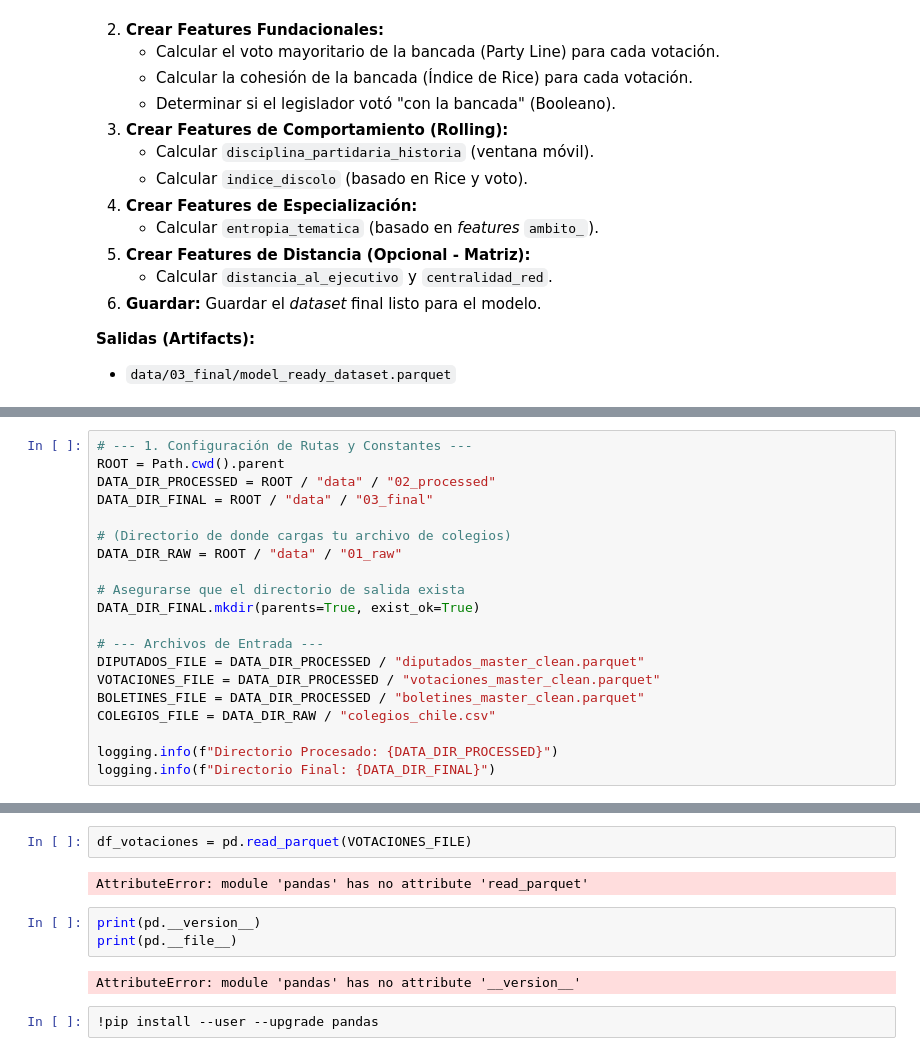
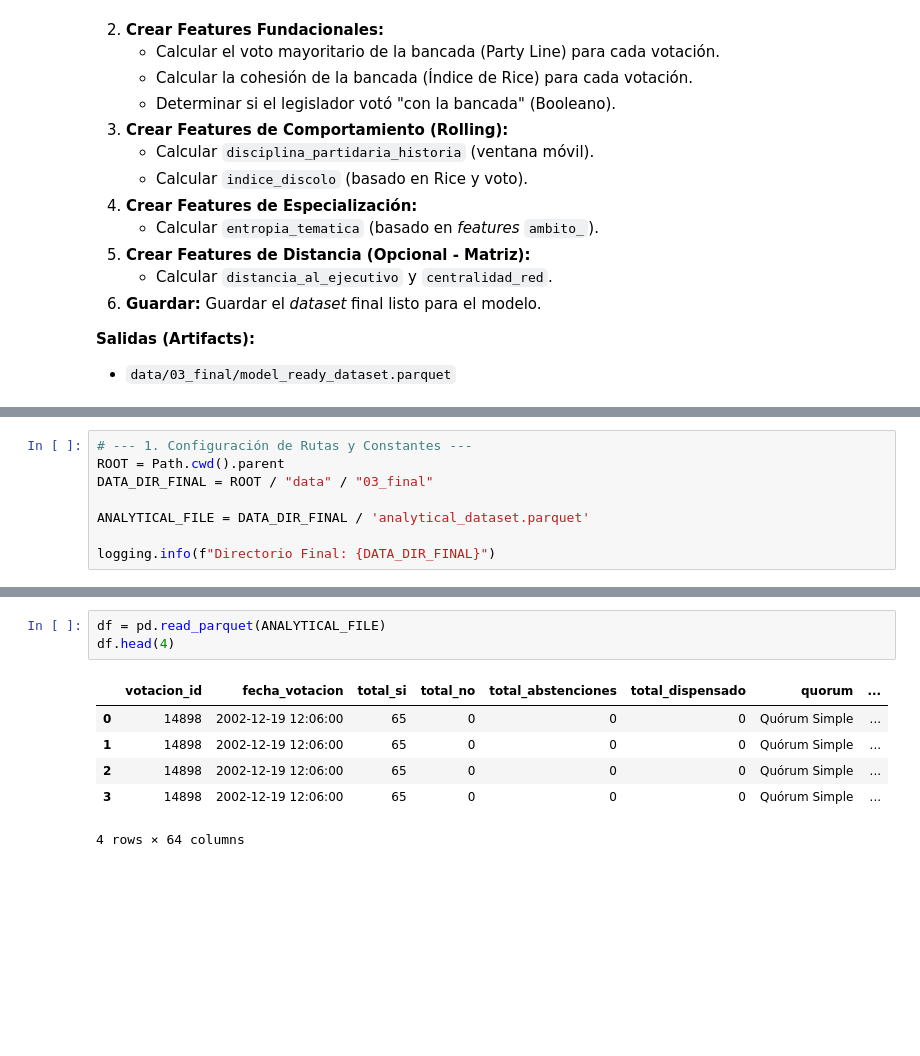
Before and after one commit to AngelBachler/Legislative-Voting-Behavior-Prediction-, a Jupyter notebook: notebooks/10_Model_Feature_Engineering.ipynb, the cells around one changed output, grey strips where cells are left out. Cells and saved outputs as stored; diff of their text form; blank space fills up the shorter version.

```diff
--- a/notebooks/10_Model_Feature_Engineering.ipynb
+++ b/notebooks/10_Model_Feature_Engineering.ipynb
@@ -45,21 +43,9 @@ ImportError: cannot import name 'MultiLabelBinarizer' from 'sklearn.preprocessin
 # %%
 # --- 1. Configuración de Rutas y Constantes ---
 ROOT = Path.cwd().parent
-DATA_DIR_PROCESSED = ROOT / "data" / "02_processed"
 DATA_DIR_FINAL = ROOT / "data" / "03_final"
 
-# (Directorio de donde cargas tu archivo de colegios)
-DATA_DIR_RAW = ROOT / "data" / "01_raw"
+ANALYTICAL_FILE = DATA_DIR_FINAL / 'analytical_dataset.parquet'
 
-# Asegurarse que el directorio de salida exista
-DATA_DIR_FINAL.mkdir(parents=True, exist_ok=True)
-
-# --- Archivos de Entrada ---
-DIPUTADOS_FILE = DATA_DIR_PROCESSED / "diputados_master_clean.parquet"
-VOTACIONES_FILE = DATA_DIR_PROCESSED / "votaciones_master_clean.parquet"
-BOLETINES_FILE = DATA_DIR_PROCESSED / "boletines_master_clean.parquet"
-COLEGIOS_FILE = DATA_DIR_RAW / "colegios_chile.csv"
-
-logging.info(f"Directorio Procesado: {DATA_DIR_PROCESSED}")
 logging.info(f"Directorio Final: {DATA_DIR_FINAL}")
 # %% [output]
@@ -68,11 +53,10 @@ logging.info(f"Directorio Final: {DATA_DIR_FINAL}")
 # %%
-df_votaciones = pd.read_parquet(VOTACIONES_FILE)
+df = pd.read_parquet(ANALYTICAL_FILE)
+df.head(4)
 # %% [output]
+|  | votacion_id | fecha_votacion | total_si | total_no | total_abstenciones | total_dispensado | quorum | ... |
+| 0 | 14898 | 2002-12-19 12:06:00 | 65 | 0 | 0 | 0 | Quórum Simple | ... |
+| 1 | 14898 | 2002-12-19 12:06:00 | 65 | 0 | 0 | 0 | Quórum Simple | ... |
+| 2 | 14898 | 2002-12-19 12:06:00 | 65 | 0 | 0 | 0 | Quórum Simple | ... |
+| 3 | 14898 | 2002-12-19 12:06:00 | 65 | 0 | 0 | 0 | Quórum Simple | ... |
-AttributeError: module 'pandas' has no attribute 'read_parquet'
+4 rows × 64 columns
-# %%
-print(pd.__version__)
-print(pd.__file__)
-# %% [output]
-AttributeError: module 'pandas' has no attribute '__version__'
-# %%
-!pip install --user --upgrade pandas
```
Also changed, not shown: parts of 14 cells of this notebook, 12 other files.
